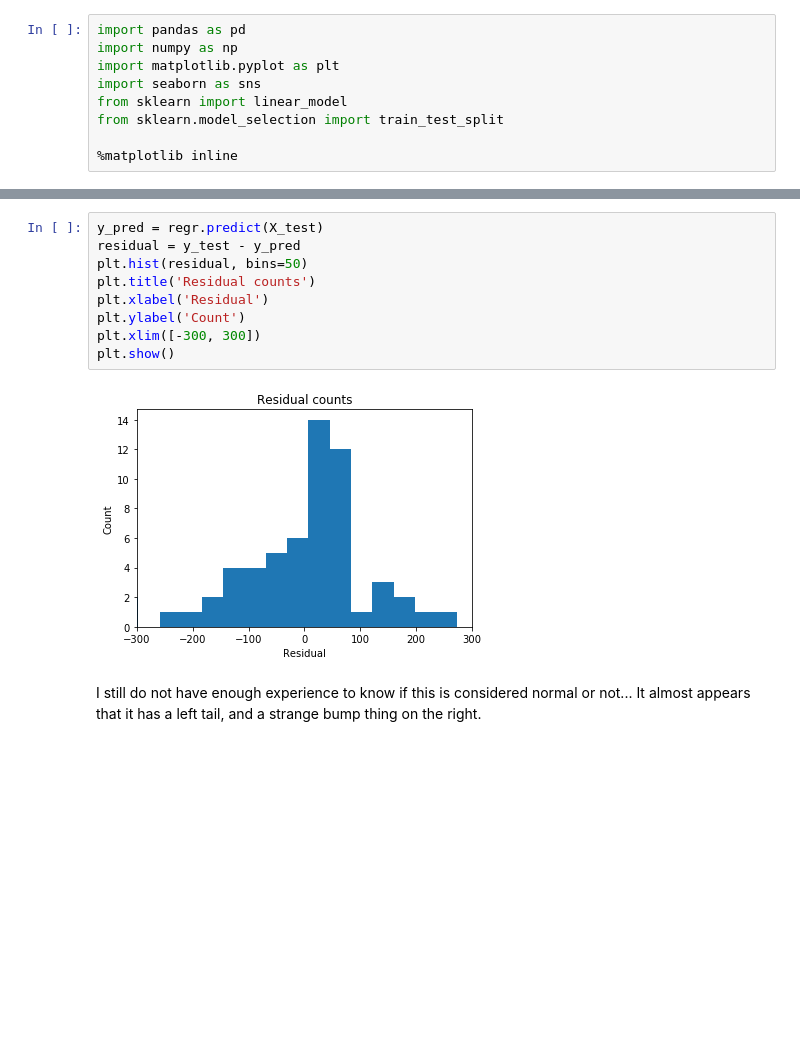
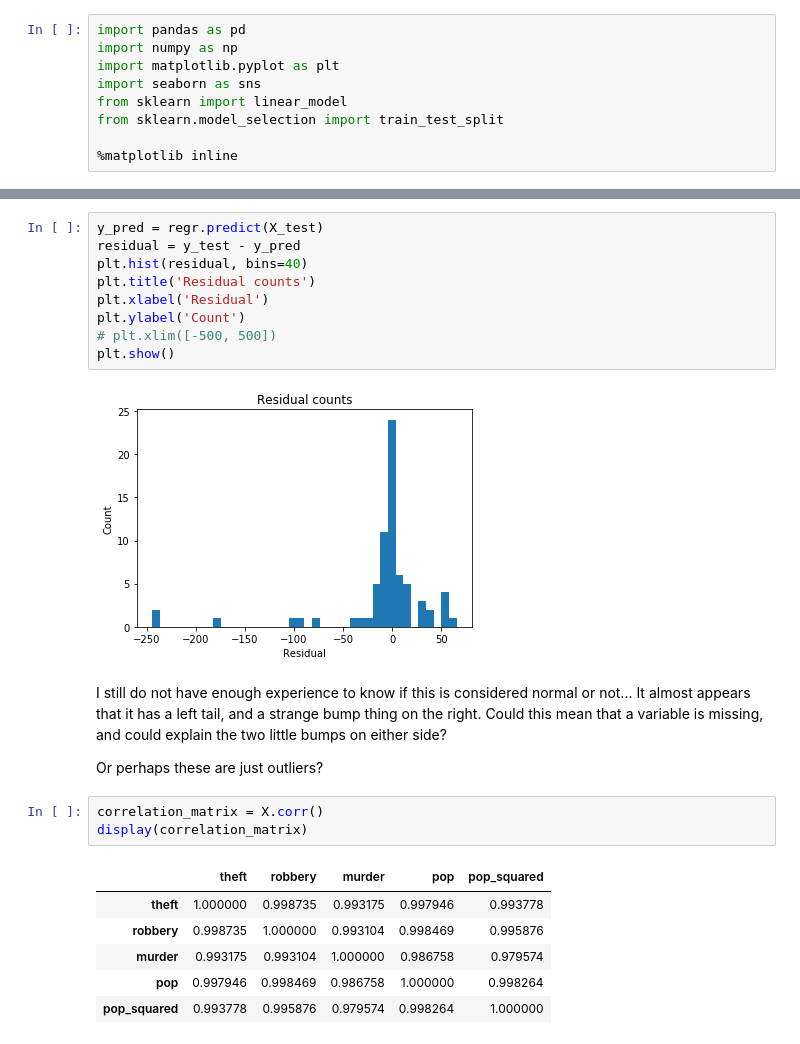
Before and after one commit to bgwilson12/2.4.4-Regression-NYC-Crime, a Jupyter notebook: 2.4.4 Crime Prediction Model.ipynb, the cells around one changed output, grey strips where cells are left out. Drawn from its saved outputs; the diff is of its cells as text; blank space fills up the shorter version.

```diff
--- a/2.4.4 Crime Prediction Model.ipynb
+++ b/2.4.4 Crime Prediction Model.ipynb
@@ -73,13 +97,25 @@ R-squared:
 # %%
 y_pred = regr.predict(X_test)
 residual = y_test - y_pred
-plt.hist(residual, bins=50)
+plt.hist(residual, bins=40)
 plt.title('Residual counts')
 plt.xlabel('Residual')
 plt.ylabel('Count')
-plt.xlim([-300, 300])
+# plt.xlim([-500, 500])
 plt.show()
 # %% [output]
-[figure, old version]
+[figure, new version]
 # %% [markdown]
-I still do not have enough experience to know if this is considered normal or not... It almost appears that it has a left tail, and a strange bump thing on the right.
+I still do not have enough experience to know if this is considered normal or not... It almost appears that it has a left tail, and a strange bump thing on the right. Could this mean that a variable is missing, and could explain the two little bumps on either side?
+
+Or perhaps these are just outliers?
+# %%
+correlation_matrix = X.corr()
+display(correlation_matrix)
+# %% [output]
+|  | theft | robbery | murder | pop | pop_squared |
+| theft | 1.000000 | 0.998735 | 0.993175 | 0.997946 | 0.993778 |
+| robbery | 0.998735 | 1.000000 | 0.993104 | 0.998469 | 0.995876 |
+| murder | 0.993175 | 0.993104 | 1.000000 | 0.986758 | 0.979574 |
+| pop | 0.997946 | 0.998469 | 0.986758 | 1.000000 | 0.998264 |
+| pop_squared | 0.993778 | 0.995876 | 0.979574 | 0.998264 | 1.000000 |
```
Also changed, not shown: parts of 9 cells of this notebook.
